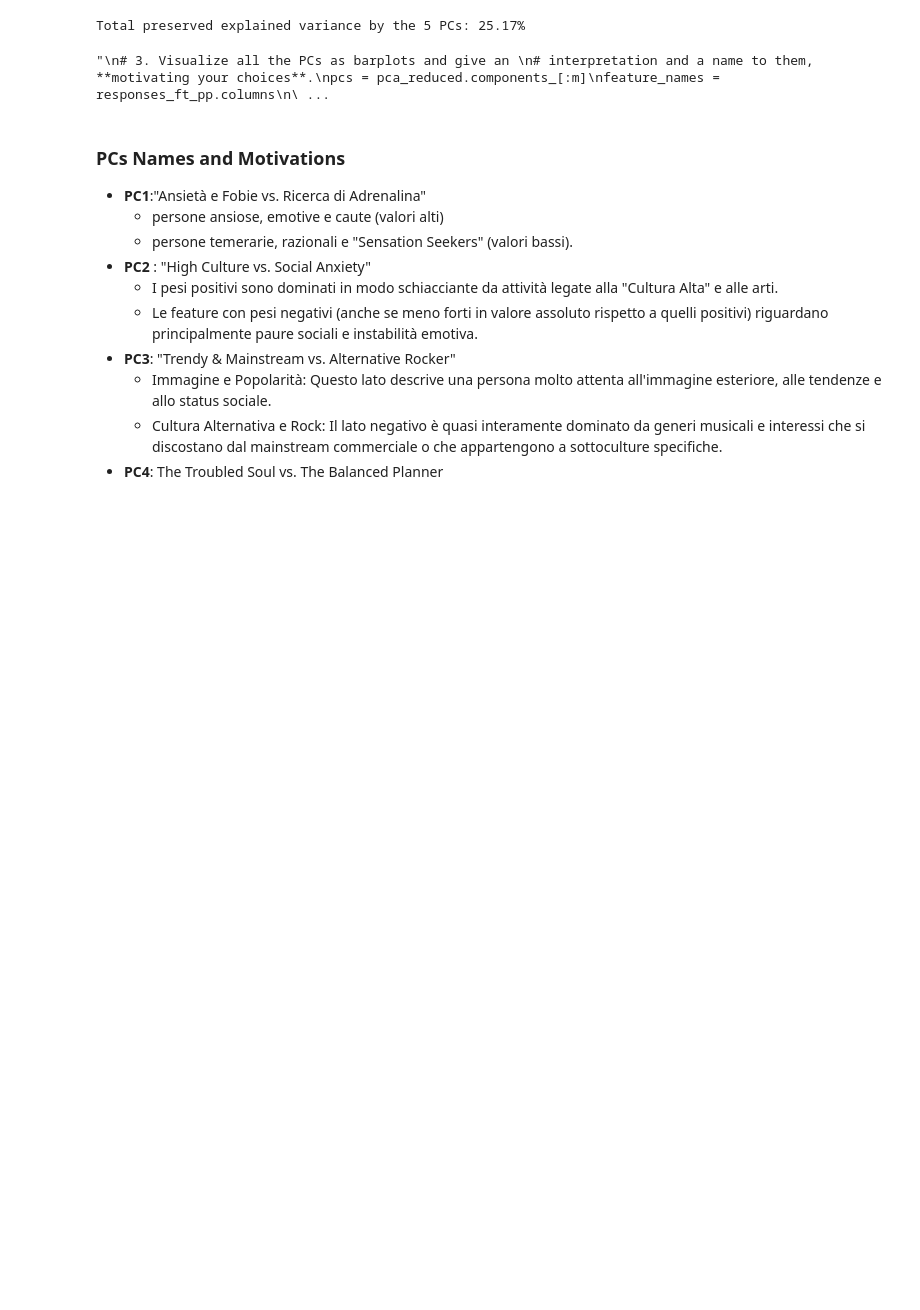
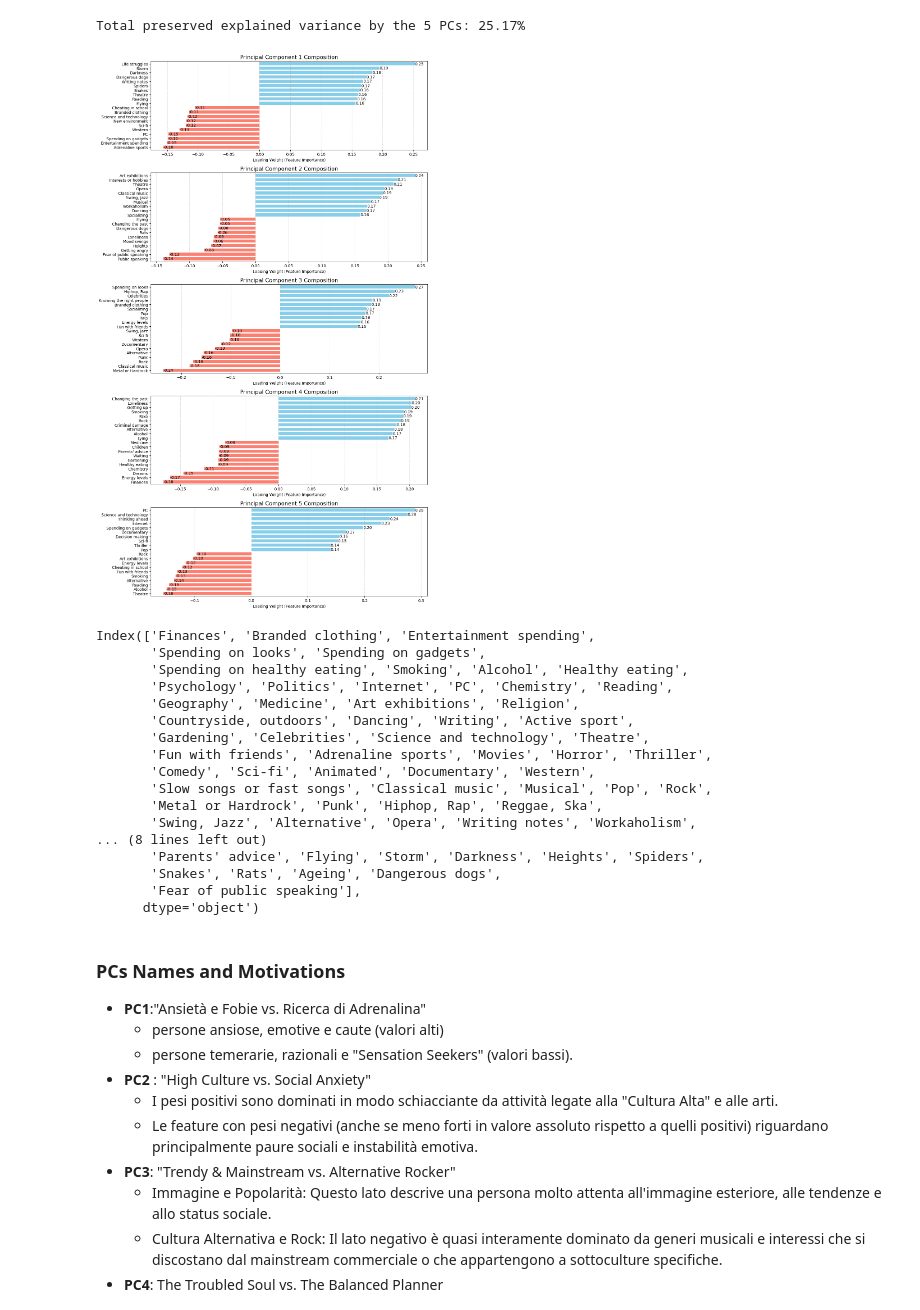
Before and after one commit to leonardopassafiume/PCA_Analysis, a Jupyter notebook: HWpca_Baiocchi_Passafiume.ipynb, the cells around one changed output. Drawn from its saved outputs; the diff is of its cells as text; code cells hidden in the pictures; blank space fills up the shorter version.

```diff
--- a/HWpca_Baiocchi_Passafiume.ipynb
+++ b/HWpca_Baiocchi_Passafiume.ipynb
@@ -441,7 +441,6 @@ print(f"\nTotal preserved explained variance by the {m} PCs: {total_preserved:.2
 [figure]
 Total preserved explained variance by the 5 PCs: 25.17%
 # %%
-'''
 # 3. Visualize all the PCs as barplots and give an
 # interpretation and a name to them, **motivating your choices**.
 pcs = pca_reduced.components_[:m]
@@ -459,35 +458,51 @@ def plot_pcs(pcs, features, m):
 
         # Sort to find the most influential features
         sorted_loadings = pc_loadings.sort_values()
         top_negative = sorted_loadings.head(m+5)
         top_positive = sorted_loadings.tail(m+5)
 
         # Combine them for plotting
         top_features = pd.concat([top_negative, top_positive])
 
         # Color coding: Red for negative, Blue for positive
         colors = ['salmon' if x < 0 else 'skyblue' for x in top_features.values]
 
         # Plot
         ax = axes[i]
         top_features.plot(kind='barh', ax=ax, color=colors, width=0.7)
         ax.set_title(f'Principal Component {i+1} Composition', fontsize=14)
         ax.set_xlabel('Loading Weight (Feature Importance)')
         ax.grid(axis='x', linestyle='--', alpha=0.5)
 
         # Add values to the bars for clarity
         for index, value in enumerate(top_features.values):
             ax.text(value, index, f'{value:.2f}', va='center')
 
     plt.tight_layout()
     plt.show()
 
 # 3. Run the visualization
 plot_pcs(pcs, feature_names, m)
 print(feature_names)
-'''
 # %% [output]
+[figure, added]
-"\n# 3. Visualize all the PCs as barplots and give an \n# interpretation and a name to them, **motivating your choices**.\npcs = pca_reduced.components_[:m]\nfeature_names = responses_ft_pp.columns\n\ ...
+Index(['Finances', 'Branded clothing', 'Entertainment spending',
+       'Spending on looks', 'Spending on gadgets',
+       'Spending on healthy eating', 'Smoking', 'Alcohol', 'Healthy eating',
+       'Psychology', 'Politics', 'Internet', 'PC', 'Chemistry', 'Reading',
+       'Geography', 'Medicine', 'Art exhibitions', 'Religion',
+       'Countryside, outdoors', 'Dancing', 'Writing', 'Active sport',
+       'Gardening', 'Celebrities', 'Science and technology', 'Theatre',
+       'Fun with friends', 'Adrenaline sports', 'Movies', 'Horror', 'Thriller',
+       'Comedy', 'Sci-fi', 'Animated', 'Documentary', 'Western',
+       'Slow songs or fast songs', 'Classical music', 'Musical', 'Pop', 'Rock',
+       'Metal or Hardrock', 'Punk', 'Hiphop, Rap', 'Reggae, Ska',
+       'Swing, Jazz', 'Alternative', 'Opera', 'Writing notes', 'Workaholism',
+... (8 lines left out)
+       'Parents' advice', 'Flying', 'Storm', 'Darkness', 'Heights', 'Spiders',
+       'Snakes', 'Rats', 'Ageing', 'Dangerous dogs',
+       'Fear of public speaking'],
+      dtype='object')
 # %% [markdown]
 ### PCs Names and Motivations
 - **PC1**:"Ansietà e Fobie vs. Ricerca di Adrenalina"
```
Also changed, not shown: parts of 9 cells of this notebook.
